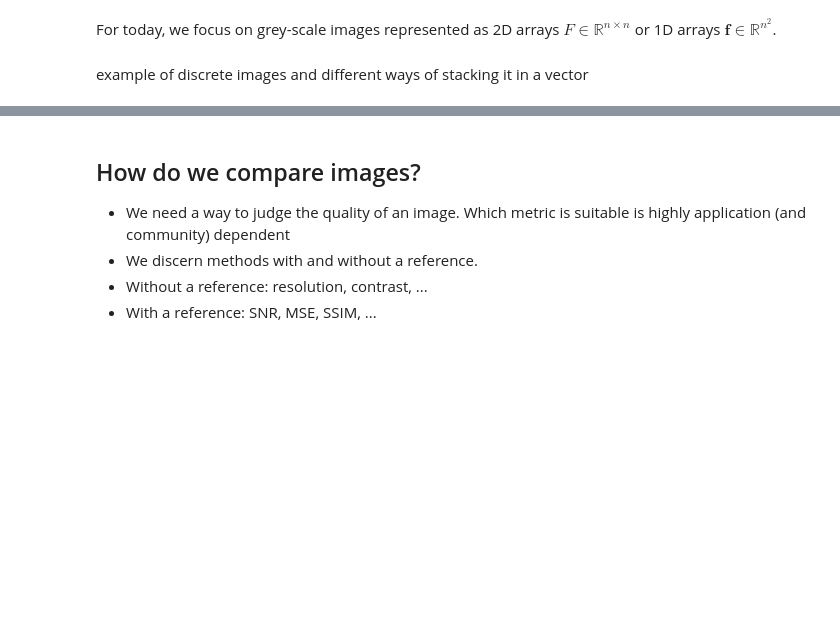
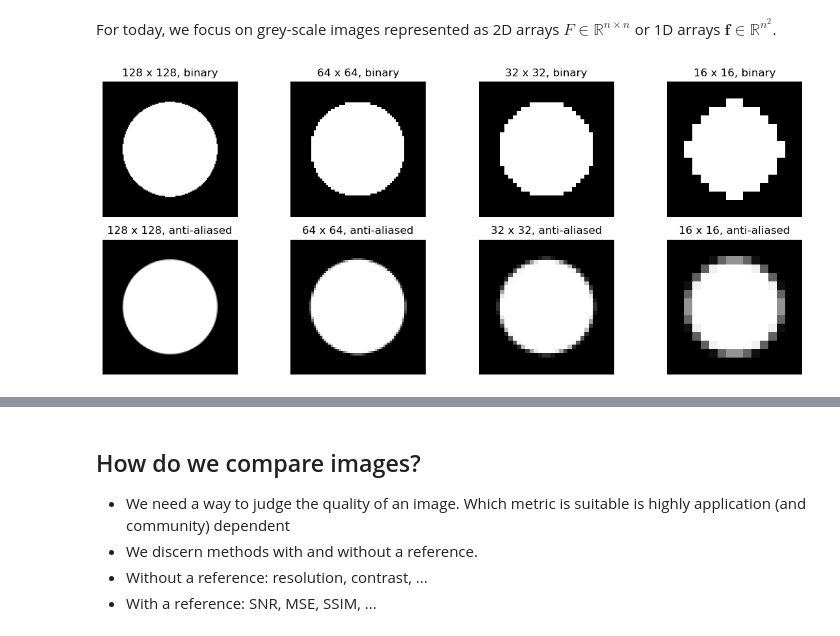
Before and after one commit to cicwi/denoising-tutorial, a Jupyter notebook: presentation-tristan/Presentation.ipynb, the cells around one changed output, grey strips where cells are left out. Saved outputs shown, nothing was run; the diff lists cells and outputs as text; code cells hidden in the pictures; blank space fills up the shorter version.

```diff
--- a/presentation-tristan/Presentation.ipynb
+++ b/presentation-tristan/Presentation.ipynb
@@ -19,2 +17,48 @@ For today, we focus on grey-scale images represented as 2D arrays $F \in \mathbb
-# %% [markdown]
-example of discrete images and different ways of stacking it in a vector
+# %%
+import numpy as np
+import matplotlib.pyplot as plt
+from skimage.transform import resize
+
+
+def circle_image(n, radius=0.35, supersample=1):
+    """
+    Sample the indicator function of a disk on an n x n grid.
+
+    supersample=1 gives hard binary pixels.
+    supersample>1 approximates pixel-area averaging, i.e. anti-aliasing.
+    """
+    m = n * supersample
+
+    x = (np.arange(m) + 0.5) / m
+    y = (np.arange(m) + 0.5) / m
+    X, Y = np.meshgrid(x, y)
+
+    disk = ((X - 0.5)**2 + (Y - 0.5)**2 <= radius**2).astype(float)
+
+    if supersample == 1:
+        return disk
+
+    # average over supersample x supersample blocks
+    return disk.reshape(n, supersample, n, supersample).mean(axis=(1, 3))
+
+
+resolutions = [128, 64, 32, 16]
+
+fig, axes = plt.subplots(2, len(resolutions), figsize=(12, 5))
+
+for j, n in enumerate(resolutions):
+    img_binary = circle_image(n, supersample=1)
+    img_aa = circle_image(n, supersample=8)
+
+    axes[0, j].imshow(img_binary, cmap="gray", vmin=0, vmax=1)
+    axes[0, j].set_title(f"{n} x {n}, binary")
+    axes[0, j].axis("off")
+
+    axes[1, j].imshow(img_aa, cmap="gray", vmin=0, vmax=1)
+    axes[1, j].set_title(f"{n} x {n}, anti-aliased")
+    axes[1, j].axis("off")
+
+plt.tight_layout()
+plt.savefig('circles.png',dpi=300)
+# %% [output]
+[figure, added]
```
Also changed, not shown: parts of 14 cells of this notebook, 4 other files.
